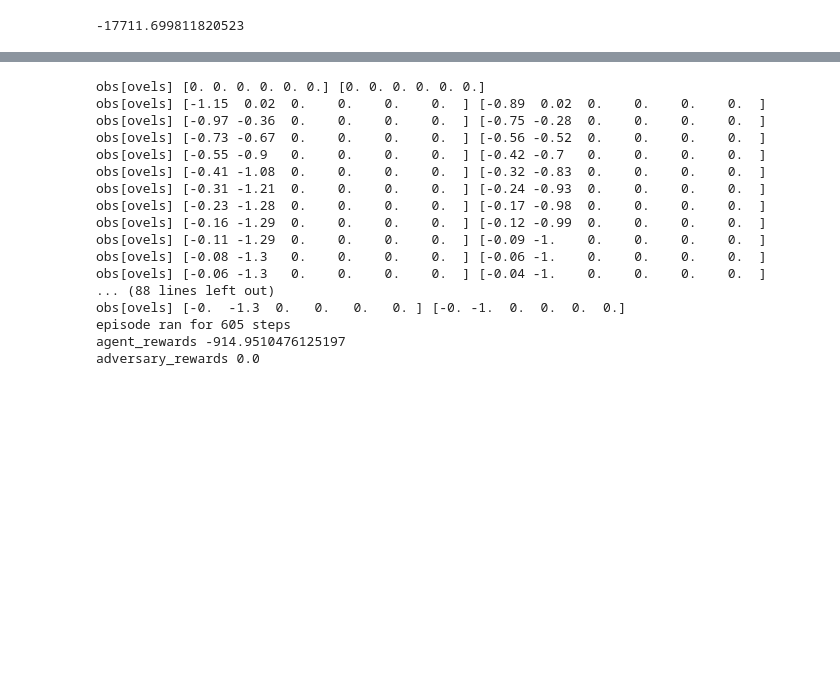
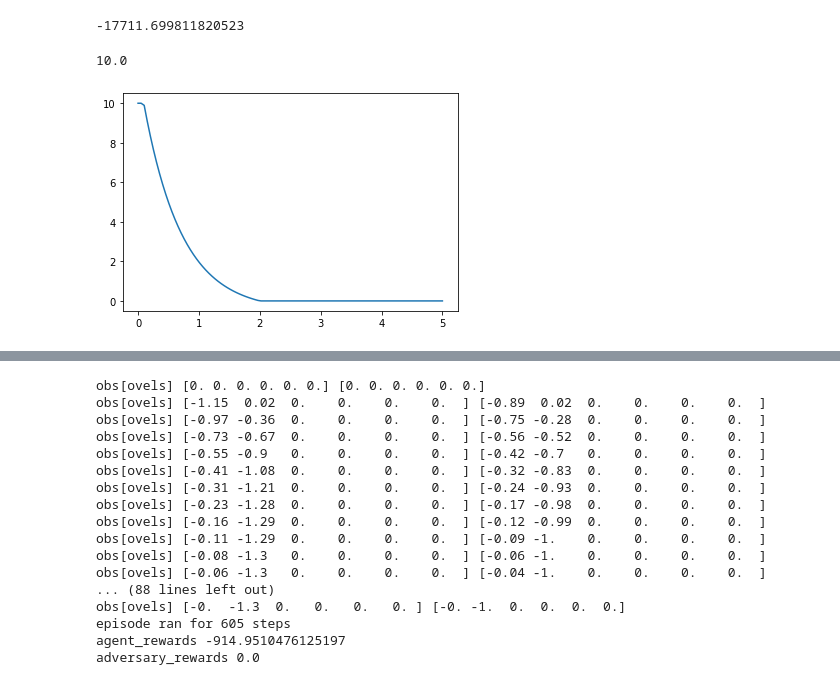
Before and after one commit to fireofearth/cpsc533v_project, a Jupyter notebook: colin/PettingZoo.simple_tag.test.ipynb, the cells around one changed output, grey strips where cells are left out. Cells and saved outputs as stored; diff of their text form; code cells hidden in the pictures; blank space fills up the shorter version.

```diff
--- a/colin/PettingZoo.simple_tag.test.ipynb
+++ b/colin/PettingZoo.simple_tag.test.ipynb
@@ -81,6 +81,12 @@ class Normalizer(object):
 
 
 class RewardsShaper(object):
+    # rdist - distance between adversary-good agent to start computing rewards.
+    rdist = 2
+    # collision_dist - distance between adversary-good agent to count collision.
+    #    Based on PettingZoo numbers.
+    collision_dist = 0.075 + 0.05
+
     def __init__(self, env):
         self.n_landmarks = len(env.world.landmarks)
         # self.n_allagents = len(env.world.agents)
@@ -92,11 +98,6 @@ class RewardsShaper(object):
         self.adversary_indices = [
             i for i, agent in enumerate(env.world.agents) if agent.name.startswith("adversary")
         ]
-        # rdist - distance between adversary-good agent to start computing rewards.
-        self.rdist = 2
-        # collision_dist - distance between adversary-good agent to count collision.
-        #    Based on PettingZoo numbers.
-        self.collision_dist = 0.075 + 0.05
 
     @staticmethod
     def bound(x):
@@ -105,6 +106,16 @@ class RewardsShaper(object):
         if x < 1.0:
             return (x - 0.9) * 10
         return min(np.exp(2 * x - 2), 10)
+
+    @classmethod
+    def dist_to_reward(cls, d):
+        # make score inverse-linear to distance
+        x = np.clip(1 - (d - cls.collision_dist)/(cls.rdist - cls.collision_dist), 0, np.inf)
+        # make score increase non-linearly
+        expscale = np.exp(3*x)/np.exp(3) - 1/np.exp(3)
+        # set max reward without collision
+        _max = 10
+        return np.clip(_max*expscale, -np.inf, _max)
 
     def __call__(self, agent_name, obs):
         """Compute reshaped rewards from observation for agent given agent name.
@@ -122,10 +133,7 @@ class RewardsShaper(object):
                 other_idx = adversary_idx - 1 if agent_idx < adversary_idx else adversary_idx
                 x, y = _obs[2*other_idx:(2*other_idx) + 2]
                 d    = math.sqrt(x**2 + y**2)
-                if d < self.collision_dist:
-                    cum_r -= 10
-                else:
-                    cum_r -= min(max(1 -  (1/self.rdist)*d, 0), 1)
+                cum_r -= max(self.dist_to_reward(d), cum_r)
 
             # penalty from boudary based on PettingZoo
             pos = obs[2:4]
@@ -139,13 +147,11 @@ class RewardsShaper(object):
                 other_idx = goodagent_idx - 1 if agent_idx < goodagent_idx else goodagent_idx
                 x, y = _obs[2*other_idx:(2*other_idx) + 2]
                 d    = math.sqrt(x**2 + y**2)
-                if d < self.collision_dist:
-                    cum_r += 10
-                else:
-                    cum_r += min(max(1 -  (1/self.rdist)*d, 0), 1)
+                cum_r += max(self.dist_to_reward(d), cum_r)
 
         return cum_r
 
+
 from pettingzoo.mpe import simple_tag_v2
 from pettingzoo.utils import random_demo
 # %% [markdown]
@@ -293,0 +299,10 @@ Average total reward -3542.3399623641044
+# %%
+# Visualize proximity reward
+shapereward = RewardsShaper(env)
+x = np.linspace(0, 5, 100)
+y = shapereward.dist_to_reward(x)
+plt.plot(x, y)
+shapereward.dist_to_reward(0.01)
+# %% [output]
+10.0
+[figure, added]
```
Also changed, not shown: parts of 6 cells of this notebook, 24 other files.
